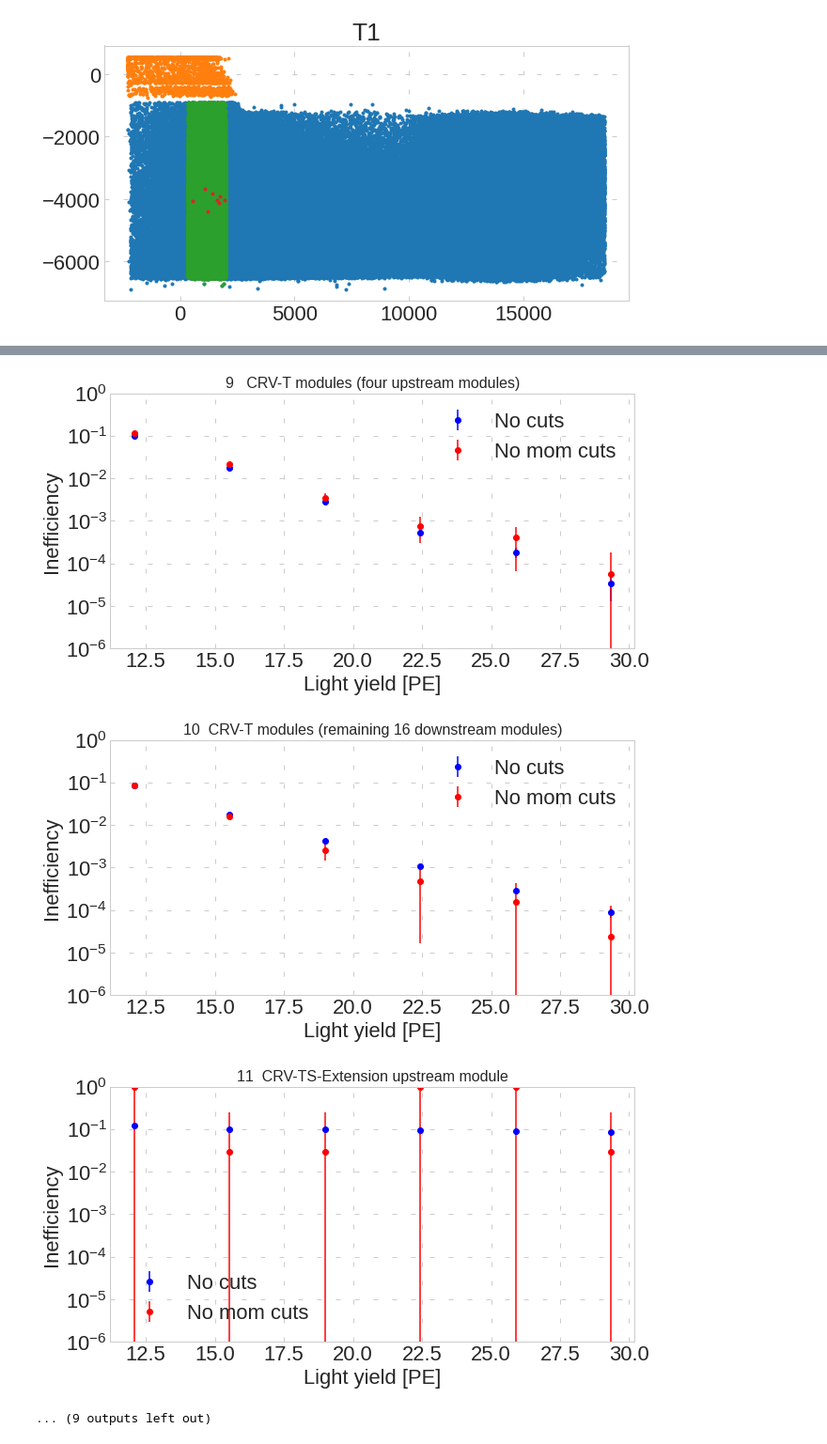
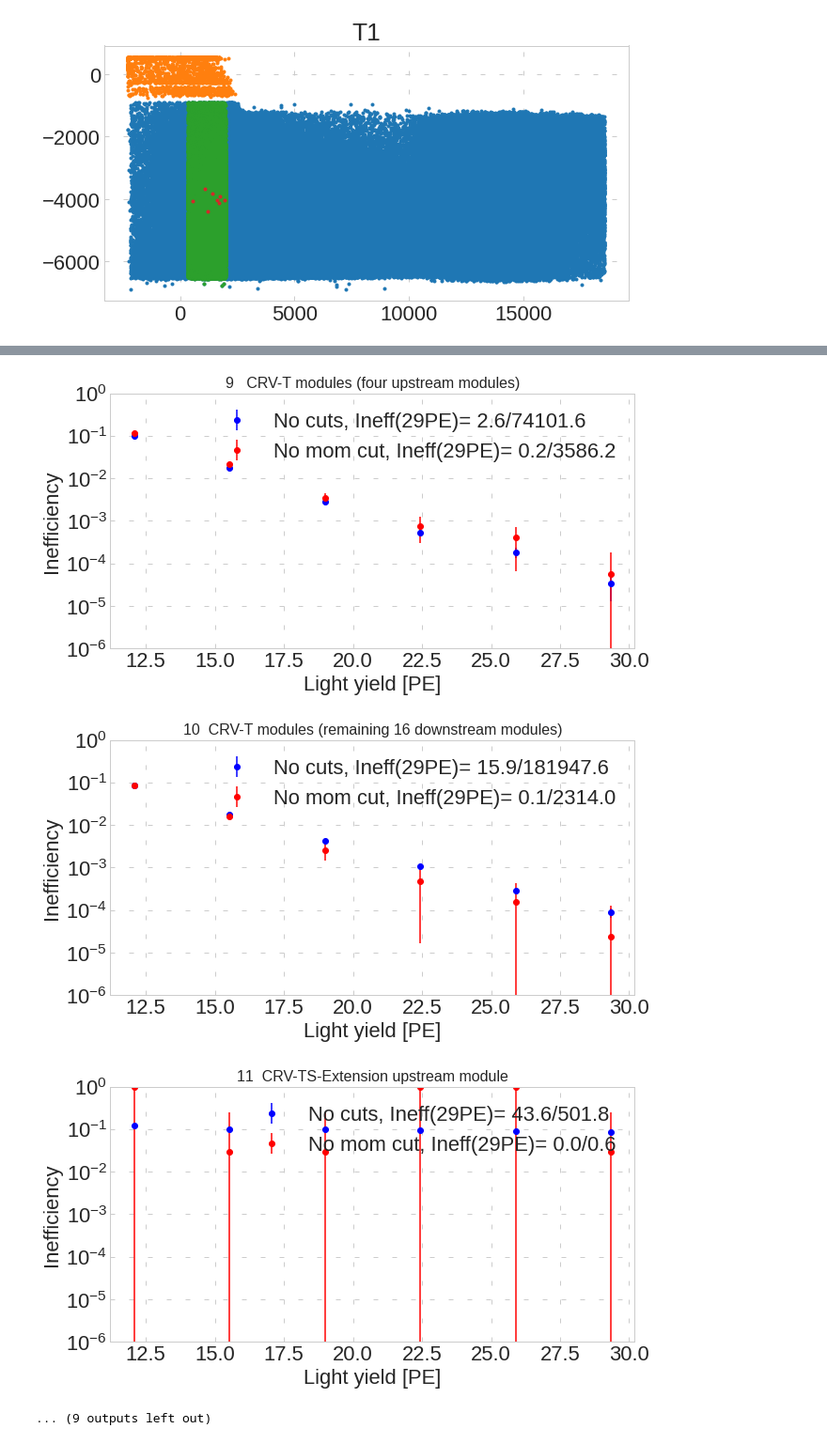
Before and after one commit to oksuzian/Mu2eANL, a Jupyter notebook: CRVEff/SectorEff.ipynb, the cells around one changed output, grey strips where cells are left out. Shown at 94% size. Saved outputs shown, nothing was run; the diff lists cells and outputs as text; code cells hidden in the pictures.

```diff
--- a/CRVEff/SectorEff.ipynb
+++ b/CRVEff/SectorEff.ipynb
@@ -125,17 +131,19 @@ def getInefficiency(crvSectorNumber, cut):
     ineff.append(unumpy.nominal_values(nonvetoed/all))
     ineffErr.append(unumpy.std_devs(nonvetoed/all))
     lyield.append(ly*utils.LYIELD_SCALE)
-  return lyield, ineff, ineffErr
+  return lyield, ineff, ineffErr, unumpy.nominal_values(all), unumpy.nominal_values(nonvetoed)
 # %%
 dfIneff = pd.DataFrame()
 crvSectorNames = list(utils.CRV_SECTOR_NAMES_V7.keys())
 for crvSectorNumber in range(0,21):
   crvSectorName = crvSectorNames[crvSectorNumber]
 
-  lyield, ineff, ineffErr = getInefficiency(crvSectorNumber, cuts.cut_nomom)
+  lyield, ineff, ineffErr, all, nonvetoed = getInefficiency(crvSectorNumber, cuts.cut_nomom)
   ineff_dict = {'lyield':lyield,
                 'ineff':ineff,
                 'ineffErr':ineffErr,
+                'all':all,
+                'nonvetoed':nonvetoed,
                 }
   df_ = pd.DataFrame(ineff_dict)
   df_['crvSectorNumber']=crvSectorNumber
@@ -144,10 +152,12 @@ for crvSectorNumber in range(0,21):
   dfIneff = dfIneff.append(df_, ignore_index = True)
 
 
-  lyield, ineff, ineffErr = getInefficiency(crvSectorNumber, 'True')
+  lyield, ineff, ineffErr, all, nonvetoed = getInefficiency(crvSectorNumber, 'True')
   ineff_dict = {'lyield':lyield,
                 'ineff':ineff,
                 'ineffErr':ineffErr,
+                'all':all,
+                'nonvetoed':nonvetoed,
                 }
   df_ = pd.DataFrame(ineff_dict)
   df_['crvSectorNumber']=crvSectorNumber
@@ -182,9 +187,9 @@ for crvSectorNumber in range(0,21):
   plt.figure()
   crvSectorName = crvSectorNames[crvSectorNumber]
   df_ = dfIneff.query('crvSectorName==@crvSectorName & cut=="No cuts"')
-  plt.errorbar(df_['lyield'], df_['ineff'], yerr=df_['ineffErr'], ls='None', color='Blue', marker='o', label='No cuts')
+  plt.errorbar(df_['lyield'], df_['ineff'], yerr=df_['ineffErr'], ls='None', color='Blue', marker='o', label='No cuts, Ineff(29PE)= %.1f/%.1f'% (df_['nonvetoed'].iloc[0], df_['all'].iloc[0]) )
   df_ = dfIneff.query('crvSectorName==@crvSectorName & cut=="No mom cut"')
-  plt.errorbar(df_['lyield'], df_['ineff'], yerr=df_['ineffErr'], ls='None', color='Red', marker='o', label='No mom cuts')
+  plt.errorbar(df_['lyield'], df_['ineff'], yerr=df_['ineffErr'], ls='None', color='Red', marker='o', label='No mom cut, Ineff(29PE)= %.1f/%.1f'% (df_['nonvetoed'].iloc[0], df_['all'].iloc[0]) )
 
   plt.title(utils.CRV_SECTOR_NAMES_V7[crvSectorName], fontsize=16)
   plt.yscale('log')
@@ -192,5 +197,5 @@ for crvSectorNumber in range(0,21):
   plt.ylabel('Inefficiency')
   plt.ylim(1e-6, 1)
   plt.locator_params(axis="y", numticks=10)
-  plt.legend()
+  plt.legend(loc='upper right')
 # %% [output]
@@ -206,4 +211,4 @@ for crvSectorNumber in range(0,21):
-[figure, old version]
+[figure, new version]
-[figure, old version]
+[figure, new version]
-[figure, old version]
+[figure, new version]
 ... (9 outputs left out)
```
Also changed, not shown: parts of 4 cells of this notebook.
